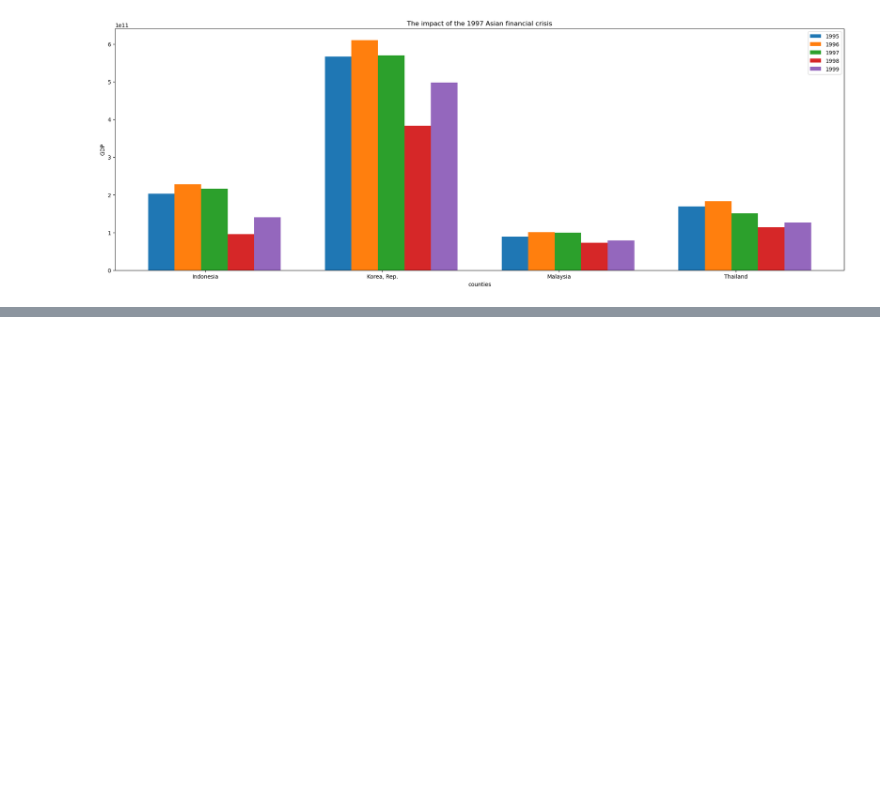
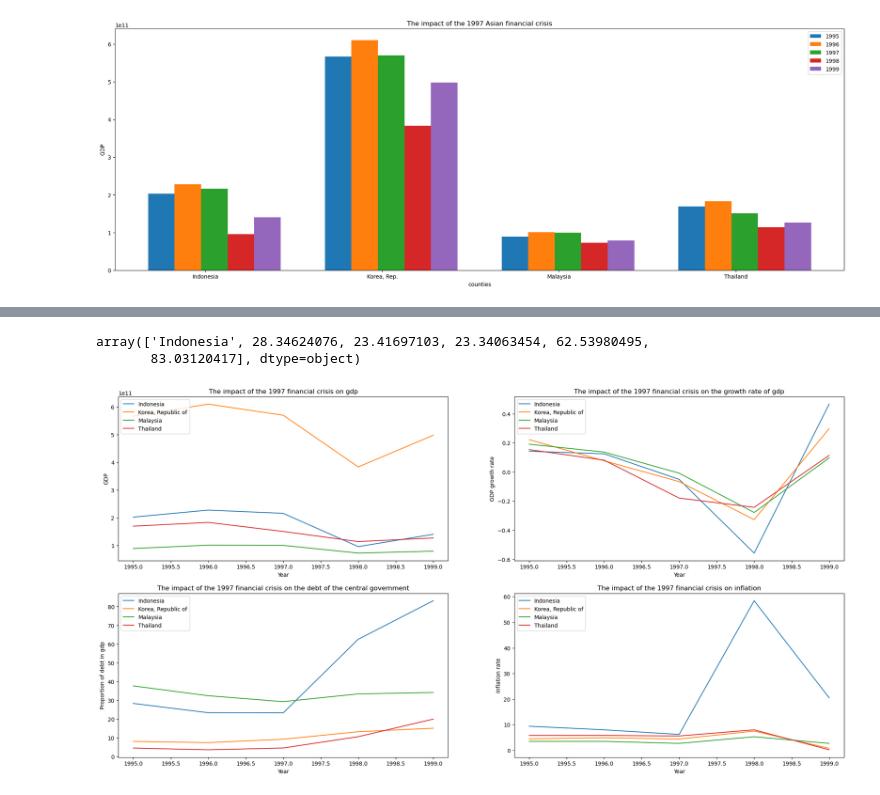
Before and after one commit to kclx/Explore-the-financial-events-behind-changes-in-global-GDP, a Jupyter notebook: notebooks/financial_crisis_1997.ipynb, the cells around one changed output, grey strips where cells are left out. Saved outputs shown, nothing was run; the diff lists cells and outputs as text; code cells hidden in the pictures; blank space fills up the shorter version.

```diff
--- a/notebooks/financial_crisis_1997.ipynb
+++ b/notebooks/financial_crisis_1997.ipynb
@@ -106,0 +197,13 @@ plt.show()
+# %%
+central_government_dept=central_government_dept.iloc[:, [0, 46, 47, 48, 49, 50]]
+countries_GDP = countries_GDP.iloc[[106, 126, 169, 233], [0, 37, 38, 39, 40, 41]]
+inflation_rate=inflation_rate.iloc[:, [0, 16, 17, 18, 19, 20]]
+# %%
+inflation_rate=np.array(inflation_rate.iloc[:,1:])
+countries_GDP=np.array(countries_GDP.iloc[:,1:])
+central_government_dept=np.array(central_government_dept)
+# %% [output]
+array(['Indonesia', 28.34624076, 23.41697103, 23.34063454, 62.53980495,
+       83.03120417], dtype=object)
+# %%
+central_government_dept=central_government_dept[:,1:]
@@ -106,0 +237,59 @@ plt.show()
+# %%
+x=np.array([i for i in range(1995,2000)])
+# %%
+plt.figure(figsize=(24,12))
+
+ax1=plt.subplot(2, 2, 1)
+plt.title('The impact of the 1997 financial crisis on gdp')
+ax1.plot(x,counties_data['Indonesia']['GDP'],label='Indonesia')
+ax1.plot(x,counties_data['Korea, Republic of']['GDP'],label='Korea, Republic of')
+ax1.plot(x,counties_data['Malaysia']['GDP'],label='Malaysia')
+ax1.plot(x,counties_data['Thailand']['GDP'],label='Thailand')
+plt.xlabel('Year')
+plt.ylabel('GDP')
+ax1.legend(loc='upper left')
+
+ax2=plt.subplot(2, 2, 2)
+plt.title('The impact of the 1997 financial crisis on the growth rate of gdp')
+ax2.plot(x,counties_data['Indonesia']['GDP growth rate'],label='Indonesia')
+ax2.plot(x,counties_data['Korea, Republic of']['GDP growth rate'],label='Korea, Republic of')
+ax2.plot(x,counties_data['Malaysia']['GDP growth rate'],label='Malaysia')
+ax2.plot(x,counties_data['Thailand']['GDP growth rate'],label='Thailand')
+plt.xlabel('Year')
+plt.ylabel('GDP growth rate')
+ax2.legend(loc='upper left')
+
+ax3=plt.subplot(2, 2, 3)
+plt.title('The impact of the 1997 financial crisis on the debt of the central government')
+ax3.plot(x,counties_data['Indonesia']['central_government_dept'],label='Indonesia')
+ax3.plot(x,counties_data['Korea, Republic of']['central_government_dept'],label='Korea, Republic of')
+ax3.plot(x,counties_data['Malaysia']['central_government_dept'],label='Malaysia')
+ax3.plot(x,counties_data['Thailand']['central_government_dept'],label='Thailand')
+plt.xlabel('Year')
+plt.ylabel('Proportion of debt in gdp')
+ax3.legend(loc='upper left')
+
+ax4=plt.subplot(2, 2, 4)
+plt.title('The impact of the 1997 financial crisis on inflation')
+ax4.plot(x,counties_data['Indonesia']['inflation_rate'],label='Indonesia')
+ax4.plot(x,counties_data['Korea, Republic of']['inflation_rate'],label='Korea, Republic of')
+ax4.plot(x,counties_data['Malaysia']['inflation_rate'],label='Malaysia')
+ax4.plot(x,counties_data['Thailand']['inflation_rate'],label='Thailand')
+plt.xlabel('Year')
+plt.ylabel('Inflation rate')
+ax4.legend(loc='upper left')
+
+savefig('../output/A_chart_1997_financial_crisis.png',
+        dpi='figure',
+        format='png',
+        # metadata=None,
+        # bbox_inches=None,
+        # pad_inches=0.1,
+        # facecolor='auto',
+        # edgecolor='auto',
+        # backend=None
+        )
+
+plt.show()
+# %% [output]
+[figure, added]
```
Also changed, not shown: parts of 17 cells of this notebook, 4 other files.
